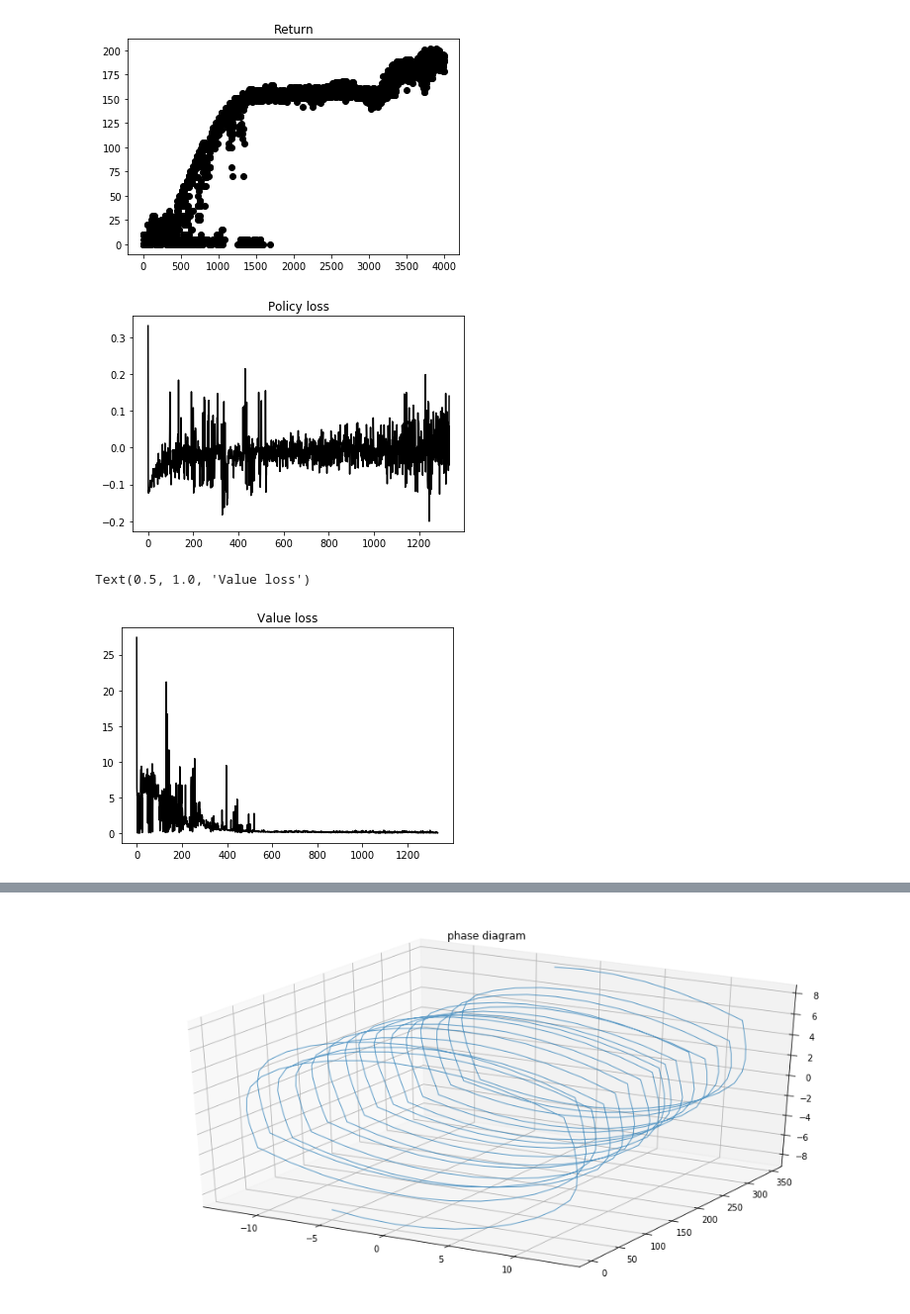
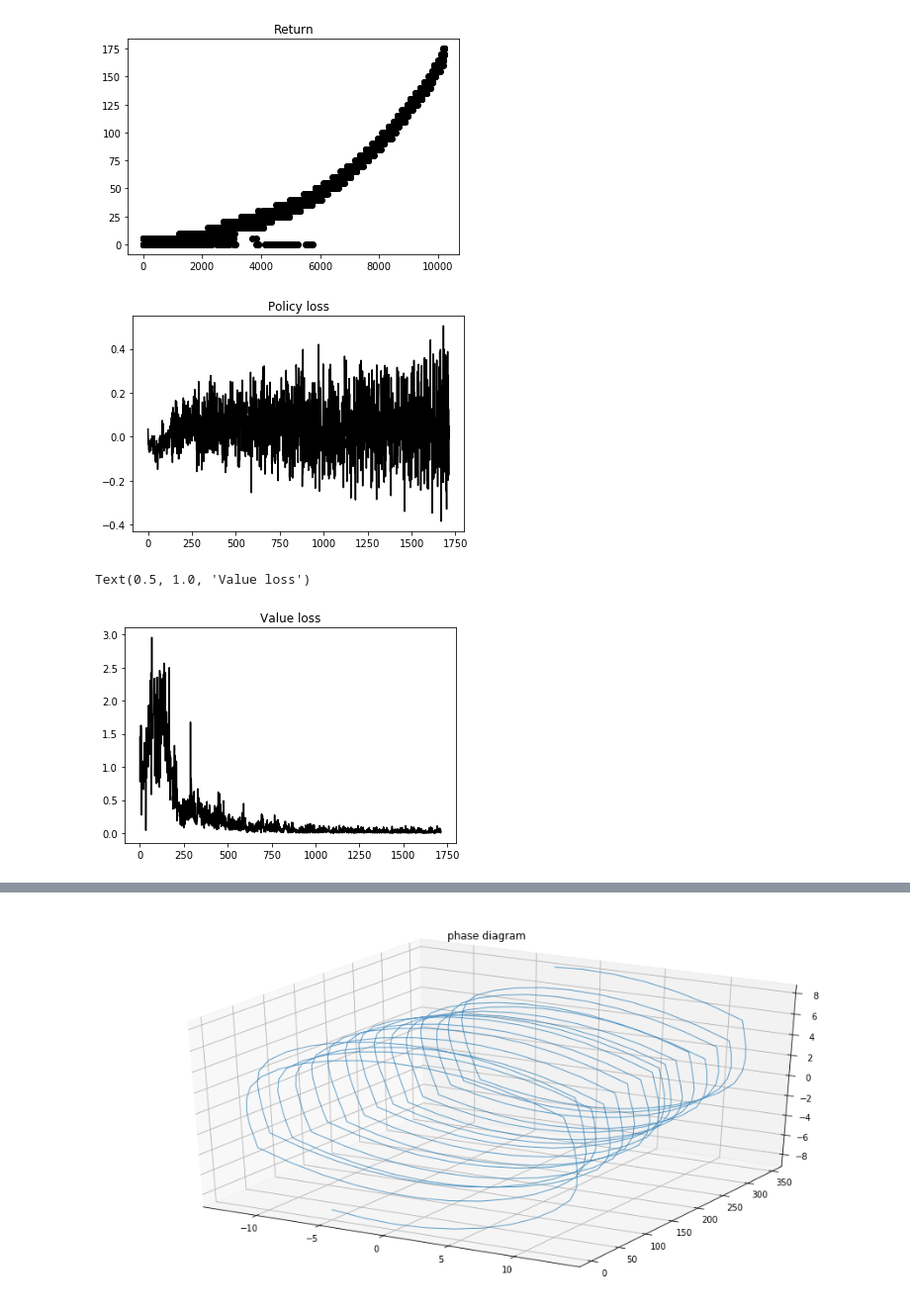
Before and after one commit to sgillen/lorenz, a Jupyter notebook: analyze_sg.ipynb, the cells around one changed output, grey strips where cells are left out. Shown at 99% size. Saved outputs shown, nothing was run; the diff lists cells and outputs as text; code cells hidden in the pictures.

```diff
--- a/analyze_sg.ipynb
+++ b/analyze_sg.ipynb
@@ -21,13 +21,8 @@ dtype = np.float32
 #trial_dir = "/home/sgillen/work/lorenz/run_sg/data/dim/250_trans_2"
 
 #trial_dir = "/home/sgillen/work/lorenz/run_sg/data/visit/100_visit"
-trial_dir = "/home/sgillen/work/lorenz/run_sg/data/visit/mesh"
-
-
-
-
-
-
+trial_dir = "/home/sgillen/work/lorenz/run_sg/data/rew_normal/sched_lin"
+#trial_dir = "/home/sgillen/work/lorenz/run_sg/data/rew_normal/2500_len"
 
 
 ws_list = []
@@ -76,24 +71,24 @@ fig, ax = smooth_bounded_curve(rewards, window=100)
 # %%
 # %%
 
-ws = ws_list[3]
-model = model_list[3]
+ws = ws_list[5]
+model = model_list[5]
 
 plt.plot(ws['raw_rew_hist'], 'ko')
 plt.title('Return')
 plt.show();plt.figure()
 
 plt.plot(ws['pol_loss_hist'], 'k')
 plt.title('Policy loss')
 plt.show(); plt.figure()
 
 plt.plot(ws['val_loss_hist'], 'k')
 plt.title('Value loss')
 # %% [output]
-[figure, old version]
+[figure, new version]
-[figure, old version]
+[figure, new version]
 Text(0.5, 1.0, 'Value loss')
-[figure, old version]
+[figure, new version]
 # %%
 # %%
 env = gym.make(ws['env_name'], **ws['env_config'])
```
Also changed, not shown: parts of 4 cells of this notebook, 6 other files.
